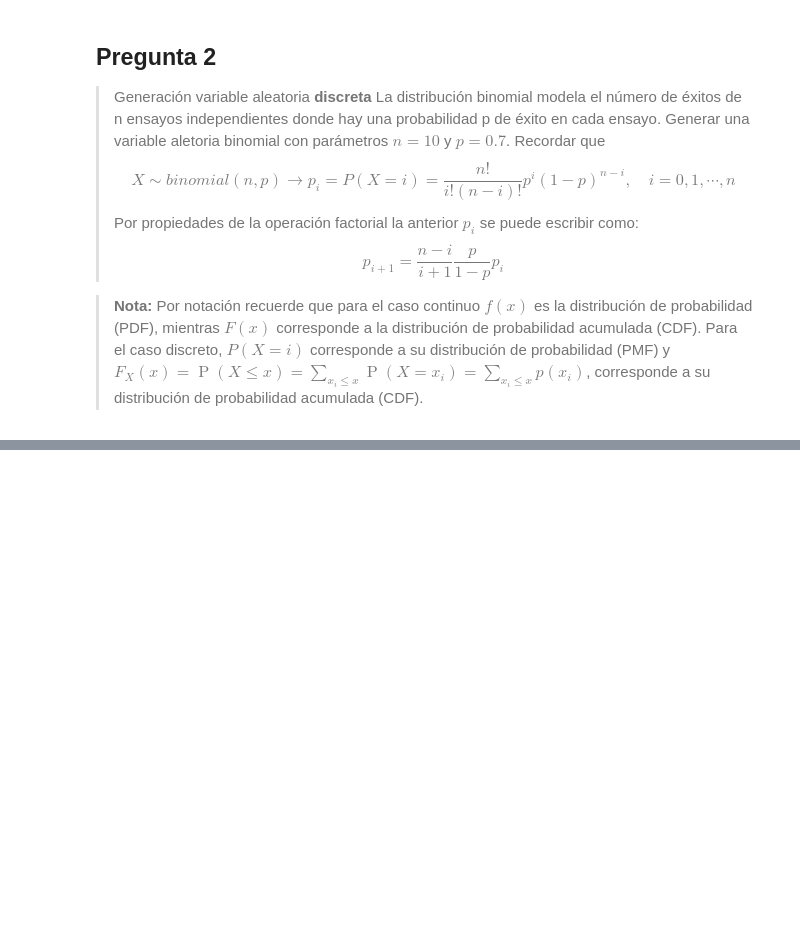
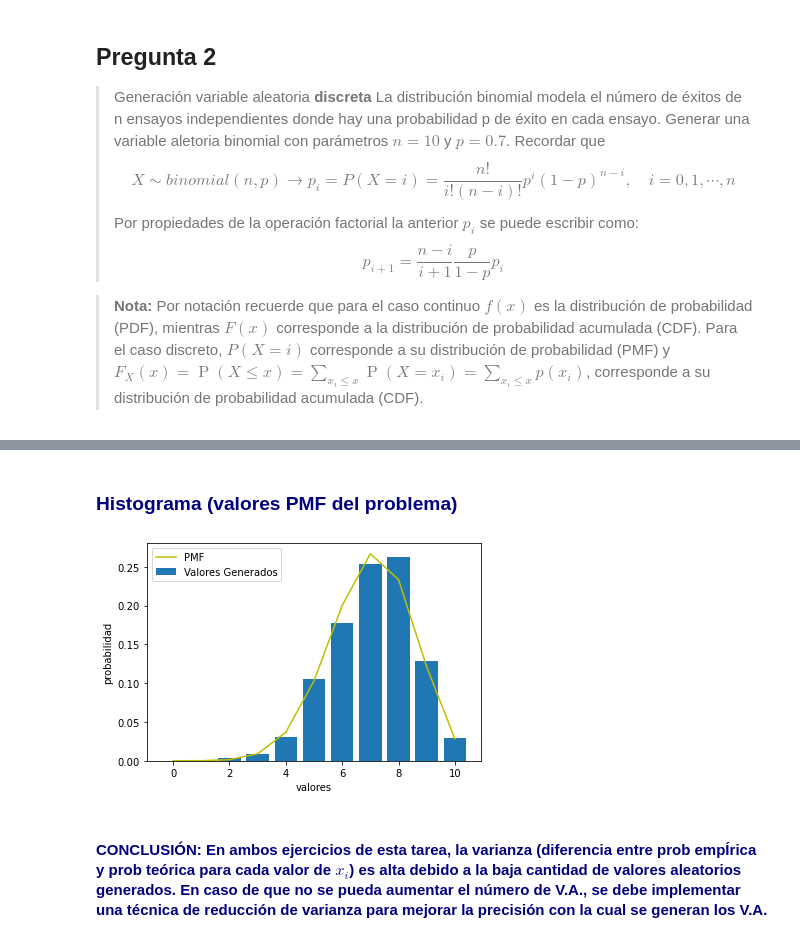
Before and after one commit to AndresLaresBarragan/Tarea5_ALares, a Jupyter notebook: Tarea5_ALares.ipynb, the cells around one changed output, grey strips where cells are left out. Cells and saved outputs as stored; diff of their text form; code cells hidden in the pictures; blank space fills up the shorter version.

Commit message:
Entrega A
Versión que se entregó como primera entrega del trabajo. (08/03/2021)

```diff
--- a/Tarea5_ALares.ipynb
+++ b/Tarea5_ALares.ipynb
@@ -123,0 +86,4 @@ data
+# %%
+n, p = 10, .7
+prob_ocur1 =  [(fac(n)/(fac(i)*fac(n-i)))*p**i*(1-p)**(n-i) for i in range(n+1)]
+prob_ocur1
@@ -123,0 +104,4 @@ data
+# %%
+datos = pd.DataFrame(index = range(0,n+1), data = prob_ocur1, columns = ['$$P(X=i)$$'] ).rename_axis(index='$$X_i$$')
+datos['$$\operatorname {P} (X\leq x) $$'] = np.cumsum(prob_ocur1)
+datos
@@ -123,0 +129,38 @@ data
+# %%
+# ** sum([1 for p in data.iloc[:,1] if p < U]): retorna el valor c_k debido a que los valores empiezan en cero, el MTI requiere c_k
+def MTI_discreta(p_acum: 'P.Acumulada de la distribución a generar',
+                indices: 'valores reales a generar aleatoriamente',
+                N: 'cantidad de números aleatorios a generar'):
+    '''
+    Retorna 'N' valores aleatorios de 'x' que pertenece a 'indices' de acuerdo a
+    la distribucion de 'p_acum'.
+    '''
+    U =np.random.rand(N)
+    # * No es necesario definir un diccionario que transforme de c_(k-1) a c_k.    # **
+    y = pd.Series([sum([1 for p in p_acum if p < ui]) for ui in U])
+
+    return y
+# %% [markdown]
+### <span style="color:NAVY"> Histograma (valores PMF del problema)
+# %%
+Fx1 = datos.iloc[:,1]
+valores1 = datos.index
+
+discretos1 = MTI_discreta(Fx1,valores1,N)
+# %%
+# graficar usando np.histogram() | agregar el parametro 'range' para que tome en cuenta los valores de x que no fueron generados.
+y1, bins1 = np.histogram(discretos1, bins = len(set(valores1)), density = True, range= (0,len(set(valores1))))
+
+
+PMF = datos.iloc[:,0] # PMF debe acotar el histograma
+
+plt.bar(bins1[:-1], y1, label = 'Valores Generados')
+plt.plot(PMF , label = 'PMF', color = 'y' )
+plt.xlabel('valores')
+plt.ylabel('probabilidad')
+plt.legend()
+plt.show()
+# %% [output]
+[figure, added]
+# %% [markdown]
+#### <span style="color:NAVY"> CONCLUSIÓN: En ambos ejercicios de esta tarea, la varianza (diferencia entre prob empÍrica y prob teórica para cada valor de $x_i$) es alta debido a la baja cantidad de valores aleatorios generados. En caso de que no se pueda aumentar el número de V.A., se debe implementar una técnica de reducción de varianza para mejorar la precisión con la cual se generan los V.A.
```
Also changed, not shown: parts of 11 cells of this notebook.
